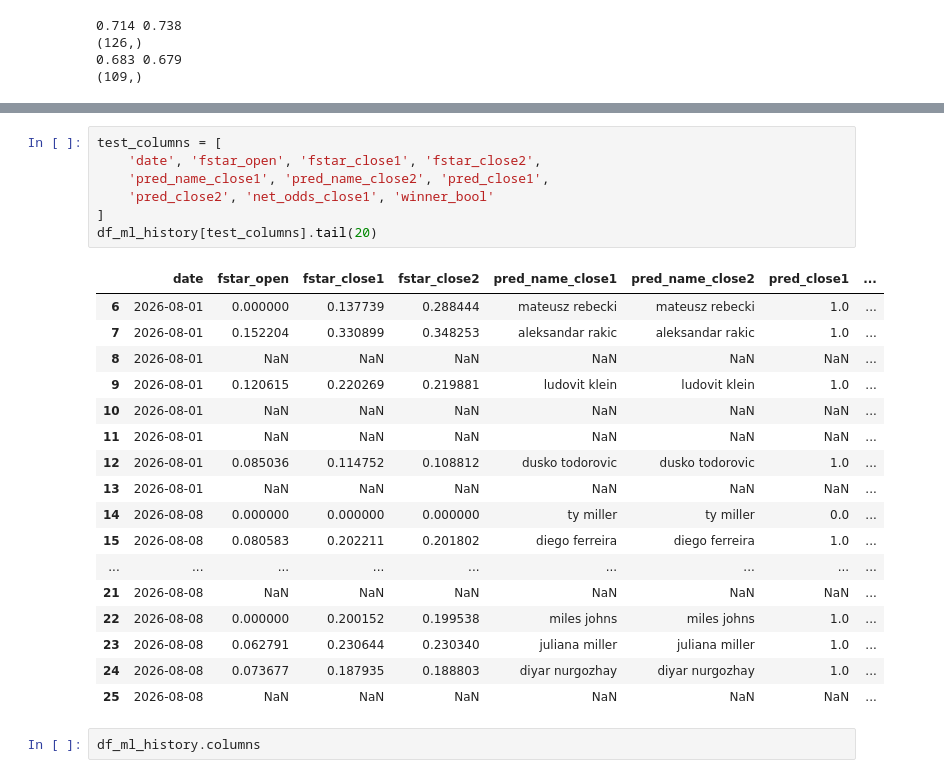
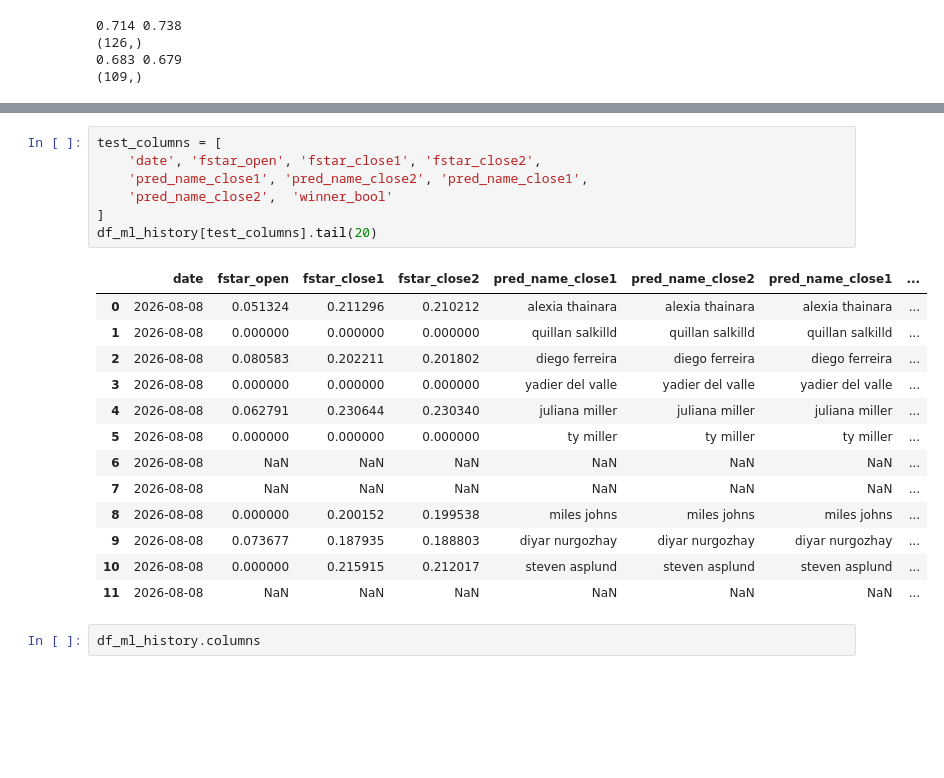
Before and after one commit to jcmarkowicz/sports_betting, a Jupyter notebook: UpcomingPicks/test_nbs/returns_history.ipynb, the cells around one changed output, grey strips where cells are left out. Saved outputs shown, nothing was run; the diff lists cells and outputs as text; blank space fills up the shorter version.

```diff
--- a/UpcomingPicks/test_nbs/returns_history.ipynb
+++ b/UpcomingPicks/test_nbs/returns_history.ipynb
@@ -244,28 +244,24 @@ ml_results[test_columns].tail(20)
 # %%
 test_columns = [
     'date', 'fstar_open', 'fstar_close1', 'fstar_close2',
-    'pred_name_close1', 'pred_name_close2', 'pred_close1',
-    'pred_close2', 'net_odds_close1', 'winner_bool'
+    'pred_name_close1', 'pred_name_close2', 'pred_name_close1',
+    'pred_name_close2',  'winner_bool'
 ]
 df_ml_history[test_columns].tail(20)
 # %% [output]
-|  | date | fstar_open | fstar_close1 | fstar_close2 | pred_name_close1 | pred_name_close2 | pred_close1 | ... |
-| 6 | 2026-08-01 | 0.000000 | 0.137739 | 0.288444 | mateusz rebecki | mateusz rebecki | 1.0 | ... |
-| 7 | 2026-08-01 | 0.152204 | 0.330899 | 0.348253 | aleksandar rakic | aleksandar rakic | 1.0 | ... |
-| 8 | 2026-08-01 | NaN | NaN | NaN | NaN | NaN | NaN | ... |
-| 9 | 2026-08-01 | 0.120615 | 0.220269 | 0.219881 | ludovit klein | ludovit klein | 1.0 | ... |
-| 10 | 2026-08-01 | NaN | NaN | NaN | NaN | NaN | NaN | ... |
-| 11 | 2026-08-01 | NaN | NaN | NaN | NaN | NaN | NaN | ... |
-| 12 | 2026-08-01 | 0.085036 | 0.114752 | 0.108812 | dusko todorovic | dusko todorovic | 1.0 | ... |
-| 13 | 2026-08-01 | NaN | NaN | NaN | NaN | NaN | NaN | ... |
-| 14 | 2026-08-08 | 0.000000 | 0.000000 | 0.000000 | ty miller | ty miller | 0.0 | ... |
-| 15 | 2026-08-08 | 0.080583 | 0.202211 | 0.201802 | diego ferreira | diego ferreira | 1.0 | ... |
-| ... | ... | ... | ... | ... | ... | ... | ... | ... |
-| 21 | 2026-08-08 | NaN | NaN | NaN | NaN | NaN | NaN | ... |
-| 22 | 2026-08-08 | 0.000000 | 0.200152 | 0.199538 | miles johns | miles johns | 1.0 | ... |
-| 23 | 2026-08-08 | 0.062791 | 0.230644 | 0.230340 | juliana miller | juliana miller | 1.0 | ... |
-| 24 | 2026-08-08 | 0.073677 | 0.187935 | 0.188803 | diyar nurgozhay | diyar nurgozhay | 1.0 | ... |
-| 25 | 2026-08-08 | NaN | NaN | NaN | NaN | NaN | NaN | ... |
+|  | date | fstar_open | fstar_close1 | fstar_close2 | pred_name_close1 | pred_name_close2 | pred_name_close1 | ... |
+| 0 | 2026-08-08 | 0.051324 | 0.211296 | 0.210212 | alexia thainara | alexia thainara | alexia thainara | ... |
+| 1 | 2026-08-08 | 0.000000 | 0.000000 | 0.000000 | quillan salkilld | quillan salkilld | quillan salkilld | ... |
+| 2 | 2026-08-08 | 0.080583 | 0.202211 | 0.201802 | diego ferreira | diego ferreira | diego ferreira | ... |
+| 3 | 2026-08-08 | 0.000000 | 0.000000 | 0.000000 | yadier del valle | yadier del valle | yadier del valle | ... |
+| 4 | 2026-08-08 | 0.062791 | 0.230644 | 0.230340 | juliana miller | juliana miller | juliana miller | ... |
+| 5 | 2026-08-08 | 0.000000 | 0.000000 | 0.000000 | ty miller | ty miller | ty miller | ... |
+| 6 | 2026-08-08 | NaN | NaN | NaN | NaN | NaN | NaN | ... |
+| 7 | 2026-08-08 | NaN | NaN | NaN | NaN | NaN | NaN | ... |
+| 8 | 2026-08-08 | 0.000000 | 0.200152 | 0.199538 | miles johns | miles johns | miles johns | ... |
+| 9 | 2026-08-08 | 0.073677 | 0.187935 | 0.188803 | diyar nurgozhay | diyar nurgozhay | diyar nurgozhay | ... |
+| 10 | 2026-08-08 | 0.000000 | 0.215915 | 0.212017 | steven asplund | steven asplund | steven asplund | ... |
+| 11 | 2026-08-08 | NaN | NaN | NaN | NaN | NaN | NaN | ... |
 # %%
 df_ml_history.columns
 # %% [output]
```
Also changed, not shown: parts of 1 cell of this notebook, 5 other files.
